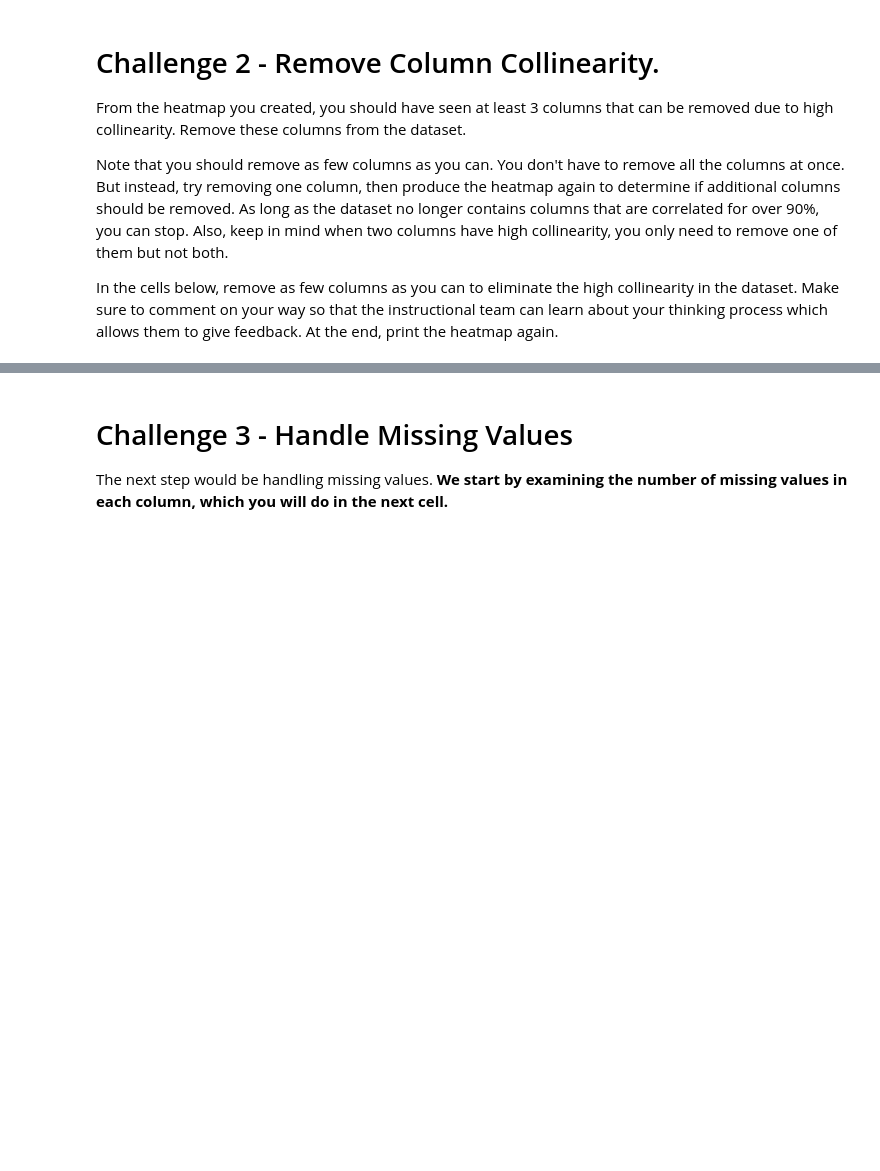
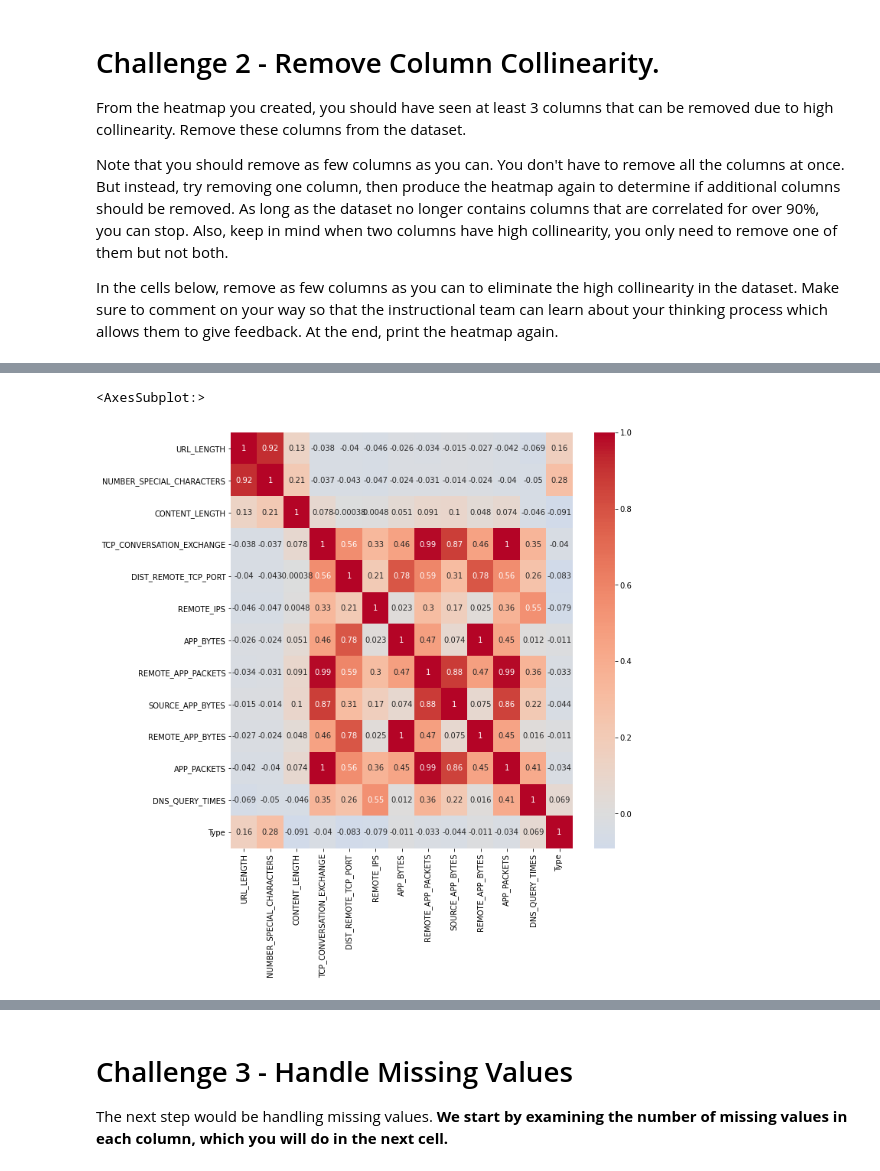
Before and after one commit to ta-datapt-bcn/lab-supervised-learning, a Jupyter notebook: your-code/main.ipynb, the cells around one changed output, grey strips where cells are left out. Drawn from its saved outputs; the diff is of its cells as text; code cells hidden in the pictures; blank space fills up the shorter version.

```diff
--- a/your-code/main.ipynb
+++ b/your-code/main.ipynb
@@ -70,0 +175,8 @@ In the cells below, remove as few columns as you can to eliminate the high colli
+# %%
+# we start by deleting the columns where the Variance Inflation Factor tends to infinite
+websites.drop(columns=['SOURCE_APP_PACKETS'], inplace=True)
+# %%
+sns.heatmap(websites.corr(), cmap='coolwarm', annot=True, center=0)
+# %% [output]
+<AxesSubplot:>
+[figure, added]
```
Also changed, not shown: parts of 137 cells of this notebook, 1 other file.
